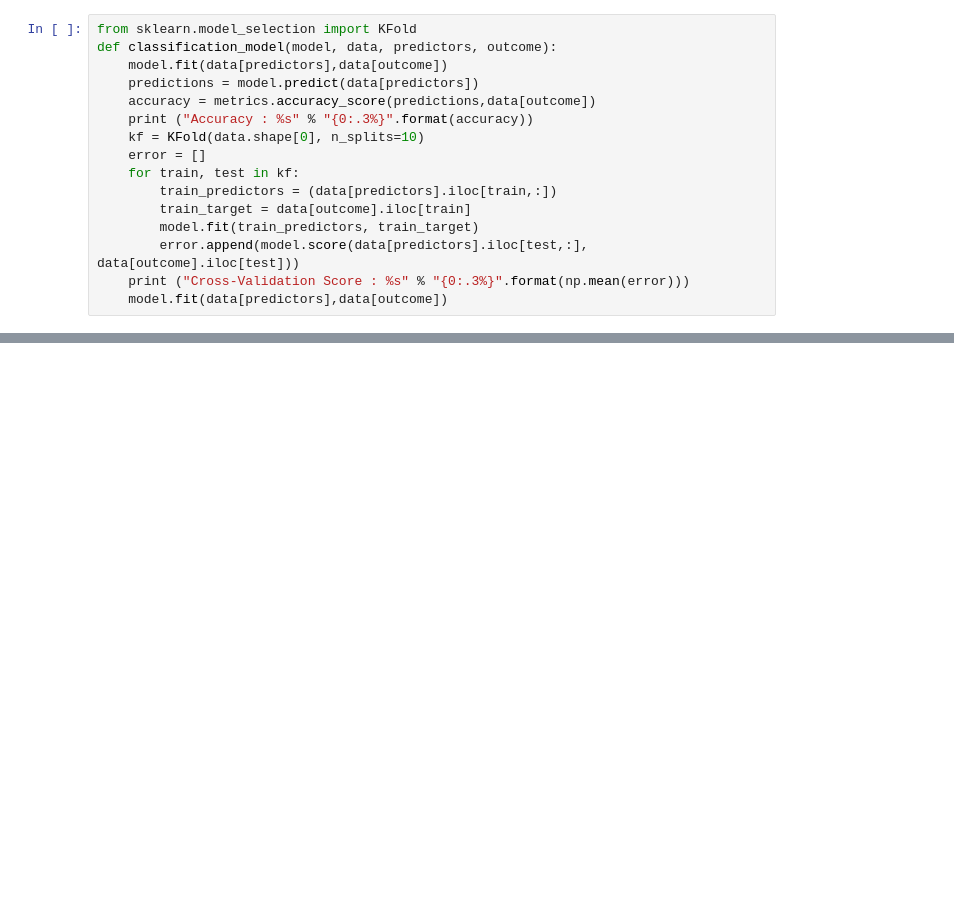
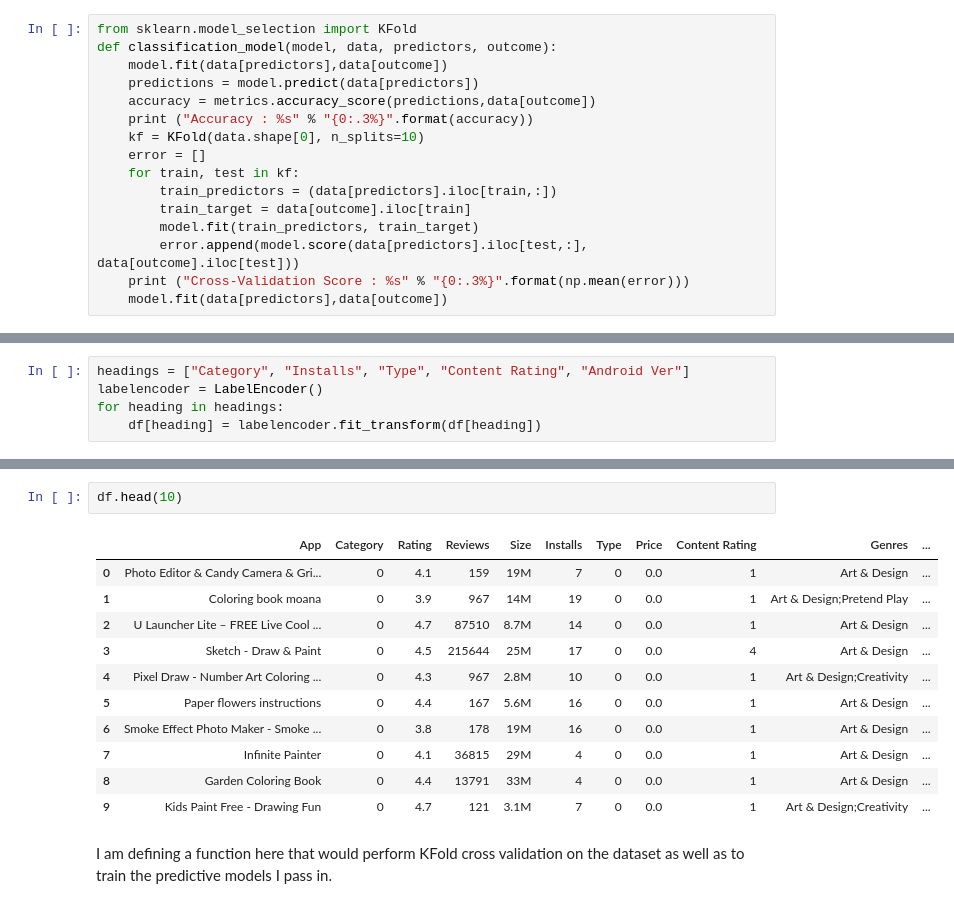
Before and after one commit to Carried-by-Compiler/Data-Mining-Project, a Jupyter notebook: Project.ipynb, the cells around one changed output, grey strips where cells are left out. Saved outputs shown, nothing was run; the diff lists cells and outputs as text; blank space fills up the shorter version.

```diff
--- a/Project.ipynb
+++ b/Project.ipynb
@@ -379,0 +403,5 @@ NameError: name 'kf' is not defined
+# %%
+headings = ["Category", "Installs", "Type", "Content Rating", "Android Ver"]
+labelencoder = LabelEncoder()
+for heading in headings:
+    df[heading] = labelencoder.fit_transform(df[heading])
@@ -379,0 +433,16 @@ NameError: name 'kf' is not defined
+# %%
+df.head(10)
+# %% [output]
+|  | App | Category | Rating | Reviews | Size | Installs | Type | Price | Content Rating | Genres | ... |
+| 0 | Photo Editor & Candy Camera & Gri... | 0 | 4.1 | 159 | 19M | 7 | 0 | 0.0 | 1 | Art & Design | ... |
+| 1 | Coloring book moana | 0 | 3.9 | 967 | 14M | 19 | 0 | 0.0 | 1 | Art & Design;Pretend Play | ... |
+| 2 | U Launcher Lite – FREE Live Cool ... | 0 | 4.7 | 87510 | 8.7M | 14 | 0 | 0.0 | 1 | Art & Design | ... |
+| 3 | Sketch - Draw & Paint | 0 | 4.5 | 215644 | 25M | 17 | 0 | 0.0 | 4 | Art & Design | ... |
+| 4 | Pixel Draw - Number Art Coloring ... | 0 | 4.3 | 967 | 2.8M | 10 | 0 | 0.0 | 1 | Art & Design;Creativity | ... |
+| 5 | Paper flowers instructions | 0 | 4.4 | 167 | 5.6M | 16 | 0 | 0.0 | 1 | Art & Design | ... |
+| 6 | Smoke Effect Photo Maker - Smoke ... | 0 | 3.8 | 178 | 19M | 16 | 0 | 0.0 | 1 | Art & Design | ... |
+| 7 | Infinite Painter | 0 | 4.1 | 36815 | 29M | 4 | 0 | 0.0 | 1 | Art & Design | ... |
+| 8 | Garden Coloring Book | 0 | 4.4 | 13791 | 33M | 4 | 0 | 0.0 | 1 | Art & Design | ... |
+| 9 | Kids Paint Free - Drawing Fun | 0 | 4.7 | 121 | 3.1M | 7 | 0 | 0.0 | 1 | Art & Design;Creativity | ... |
+# %% [markdown]
+I am defining a function here that would perform KFold cross validation on the dataset as well as to train the predictive models I pass in.
```
Also changed, not shown: parts of 12 cells of this notebook, 2 other files.
